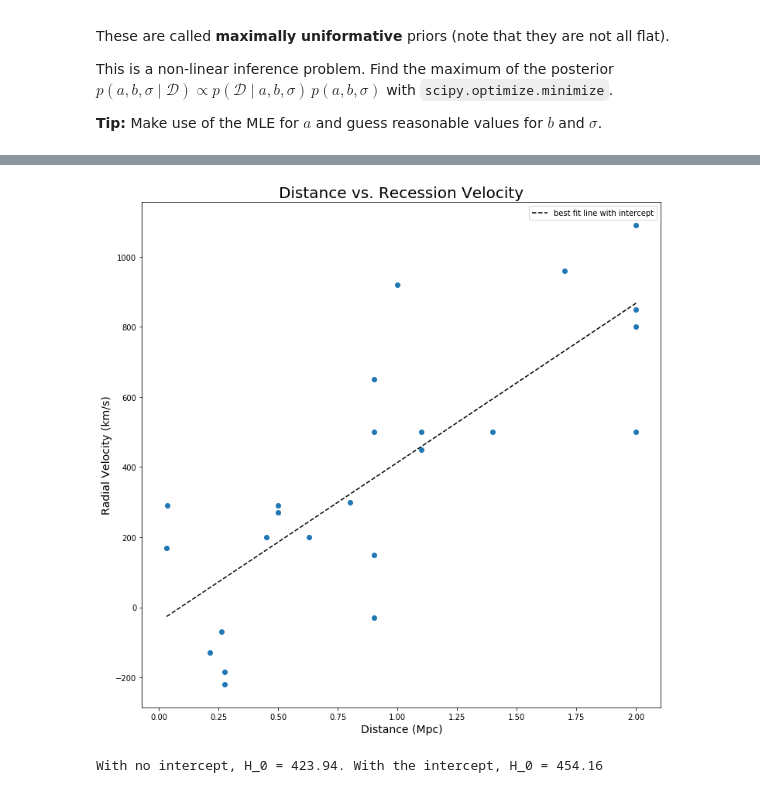
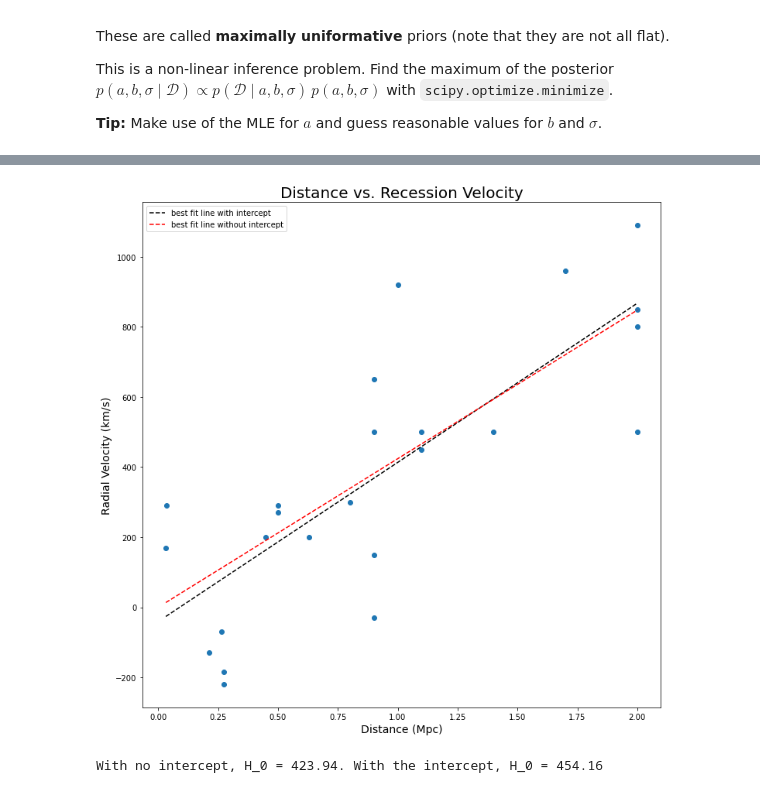
Before and after one commit to m4ese/astroResearchMethods, a Jupyter notebook: Assignment5.ipynb, the cells around one changed output, grey strips where cells are left out. Drawn from its saved outputs; the diff is of its cells as text; code cells hidden in the pictures.

```diff
--- a/Assignment5.ipynb
+++ b/Assignment5.ipynb
@@ -316,28 +316,19 @@ def log_like(D,params):
     a,b,log_sigma = params
     sigma=np.exp(log_sigma)
 
-    return -0.5*(N*np.log(2*np.pi) + 2*N*np.log(sigma) + ((y - (x*a+b))@(y - (x*a+b)).T)/sigma**(2))
+    return -0.5*(N*np.log(2*np.pi) + 2*N*log_sigma + ((y - (x*a+b))@(y - (x*a+b)).T)/sigma**(2))
 
 def log_prior(params):
     a,b,log_sigma = params
     sigma=np.exp(log_sigma)
 
+    #assuming that the 'priors' given above are meant to be
     log_prior_a = (1+a**2)**-1.5
     log_prior_b = 1
     log_prior_sig = 1/sigma
 
-    #Should this be times or plus?
-    return log_prior_a+log_prior_b+log_prior_sig #this assumes that the three parameters are independent.
+    #this assumes that the three parameters are independent.
+    return log_prior_a+log_prior_b+log_prior_sig
 
 def neg_log_post(params,D):
     return -(log_like(D,params)+log_prior(params))
-
-
-from scipy.optimize import minimize
-
-params = [423,-20,np.log(5)]
-result = minimize(neg_log_post,x0=params, args=(D,))
-print(result)
-print()
-print('The maximum of the posterior is {:.2f}. The optimization yielded a = {:.2f},b = {:.2f}, and log_sigma = {:.2f}'\
-      .format(result.fun,*result.x))
@@ -363,18 +359,19 @@ np.exp(result.x[2])
 # %%
 a = result.x[0]
 b = result.x[1]
 
 plt.figure(figsize=(12,12))
 plt.scatter(X,Y)
 plt.plot(X,a*X+b,linestyle = '--',color = 'k',label = 'best fit line with intercept')
+plt.plot(X,H_0*X,linestyle='--',color='r',label='best fit line without intercept')
 plt.xlabel('Distance (Mpc)',fontsize = 14)
 plt.ylabel('Radial Velocity (km/s)',fontsize = 14)
 plt.title('Distance vs. Recession Velocity',fontsize = 20)
 
 plt.legend()
 plt.show()
 # %% [output]
-[figure, old version]
+[figure, new version]
 # %%
 print(r'With no intercept, H_0 = {h:.2f}. With the intercept, H_0 = {a:.2f}'.format(h=H_0,a =a))
 # %% [output]
```
Also changed, not shown: parts of 21 cells of this notebook, 1 other file.
